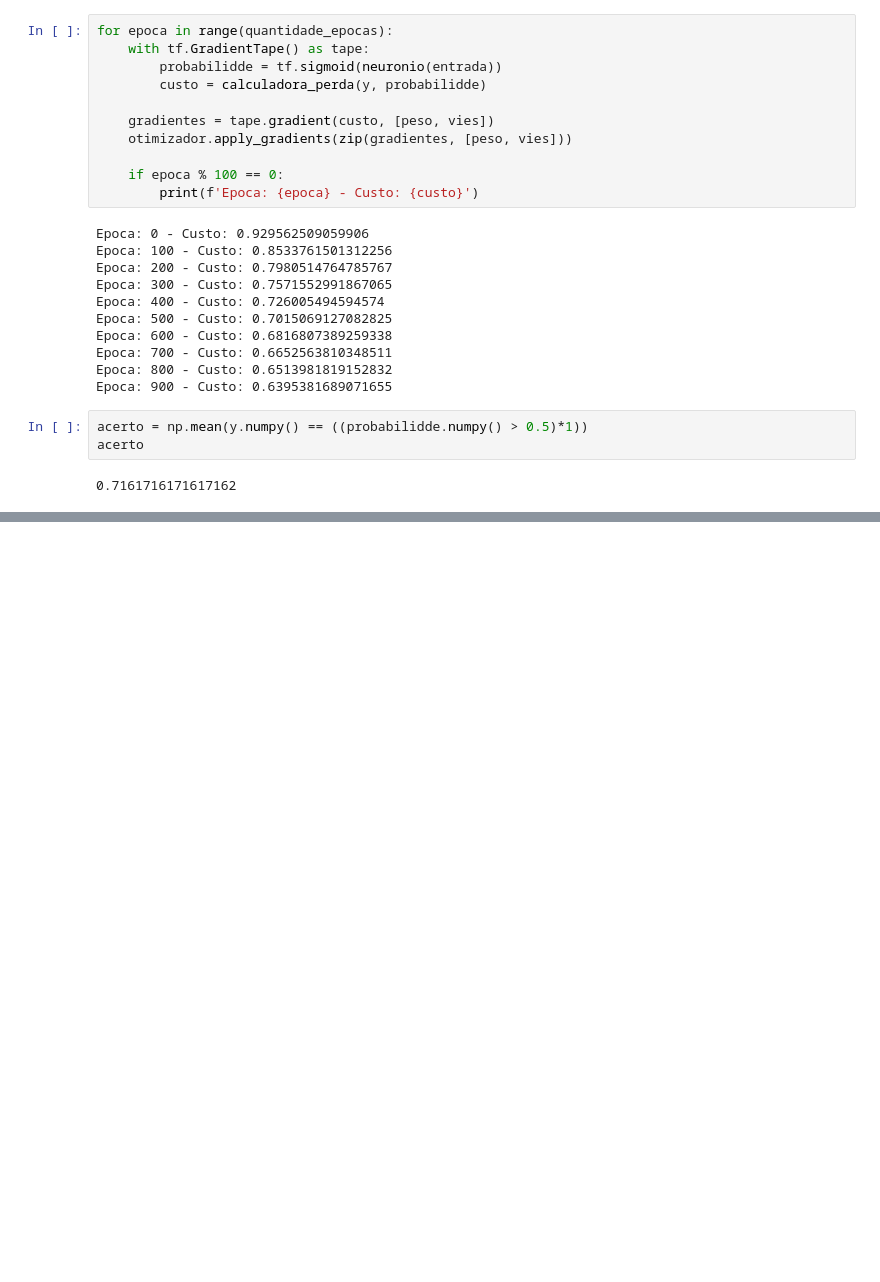
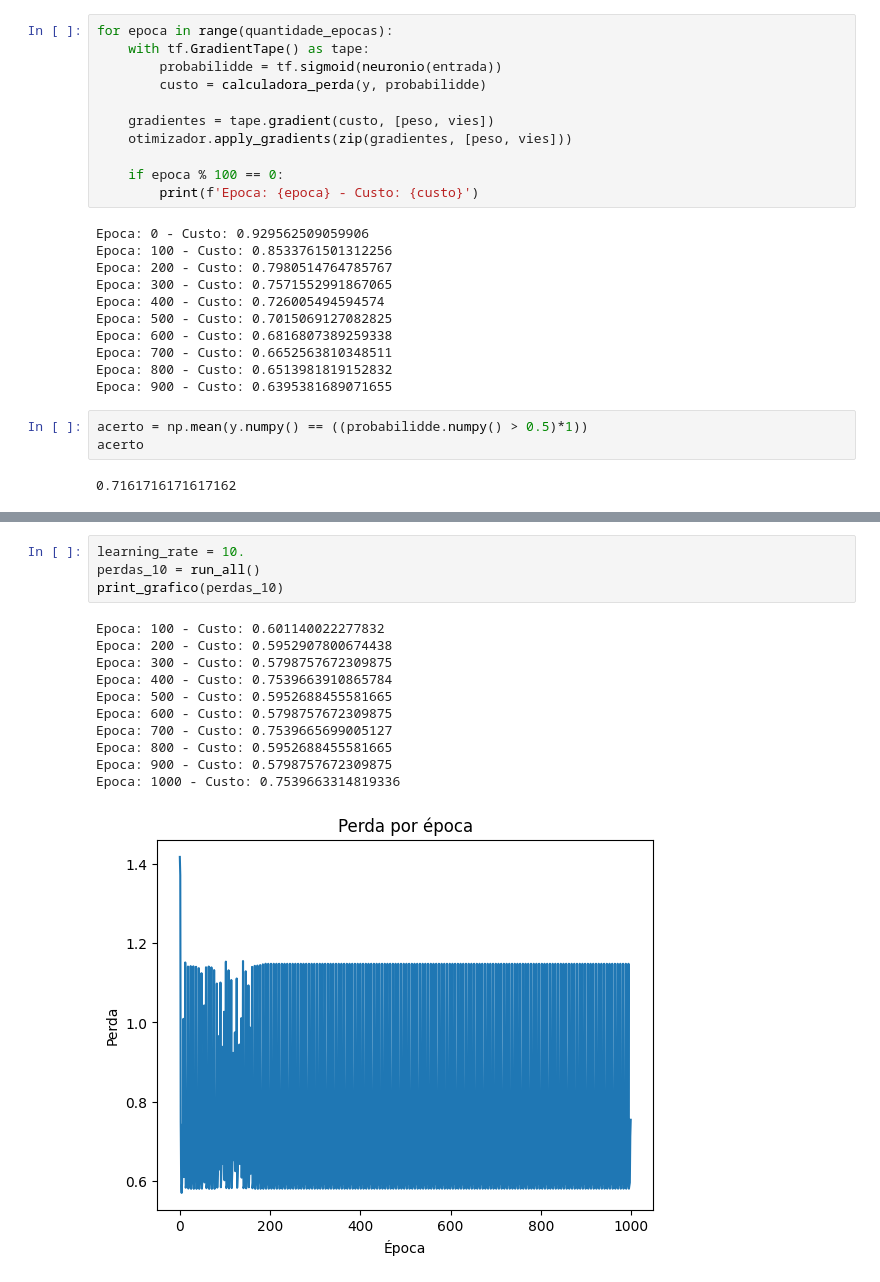
Before and after one commit to AndersonDeFaro/Estudos-Alura-Pyhton, a Jupyter notebook: 7 - TensorFlow/1_0_Introducao.ipynb, the cells around one changed output, grey strips where cells are left out. Drawn from its saved outputs; the diff is of its cells as text; blank space fills up the shorter version.

```diff
--- a/7 - TensorFlow/1_0_Introducao.ipynb
+++ b/7 - TensorFlow/1_0_Introducao.ipynb
@@ -473,0 +575,16 @@ acerto
+# %%
+learning_rate = 10.
+perdas_10 = run_all()
+print_grafico(perdas_10)
+# %% [output]
+Epoca: 100 - Custo: 0.601140022277832
+Epoca: 200 - Custo: 0.5952907800674438
+Epoca: 300 - Custo: 0.5798757672309875
+Epoca: 400 - Custo: 0.7539663910865784
+Epoca: 500 - Custo: 0.5952688455581665
+Epoca: 600 - Custo: 0.5798757672309875
+Epoca: 700 - Custo: 0.7539665699005127
+Epoca: 800 - Custo: 0.5952688455581665
+Epoca: 900 - Custo: 0.5798757672309875
+Epoca: 1000 - Custo: 0.7539663314819336
+[figure, added]
```
Also changed, not shown: parts of 13 cells of this notebook.
